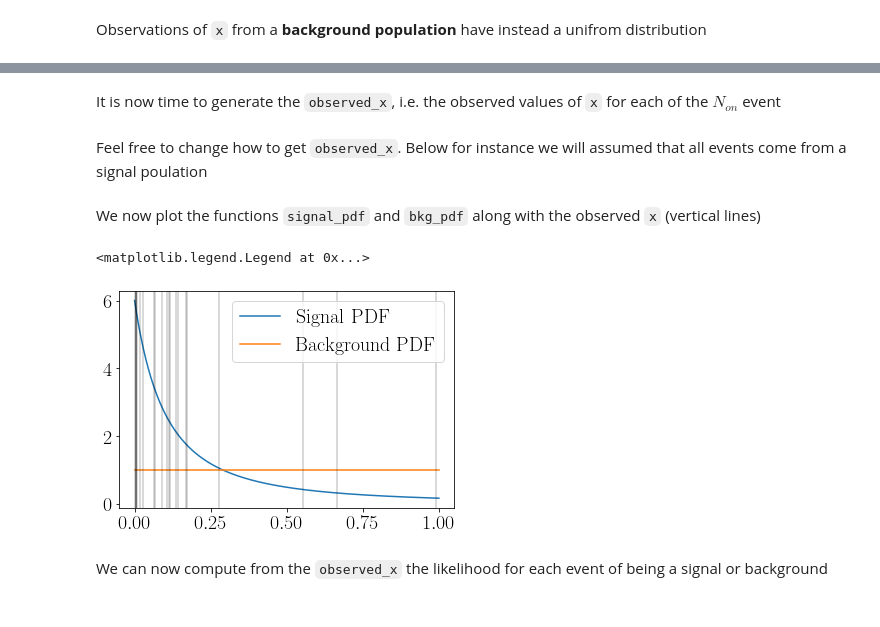
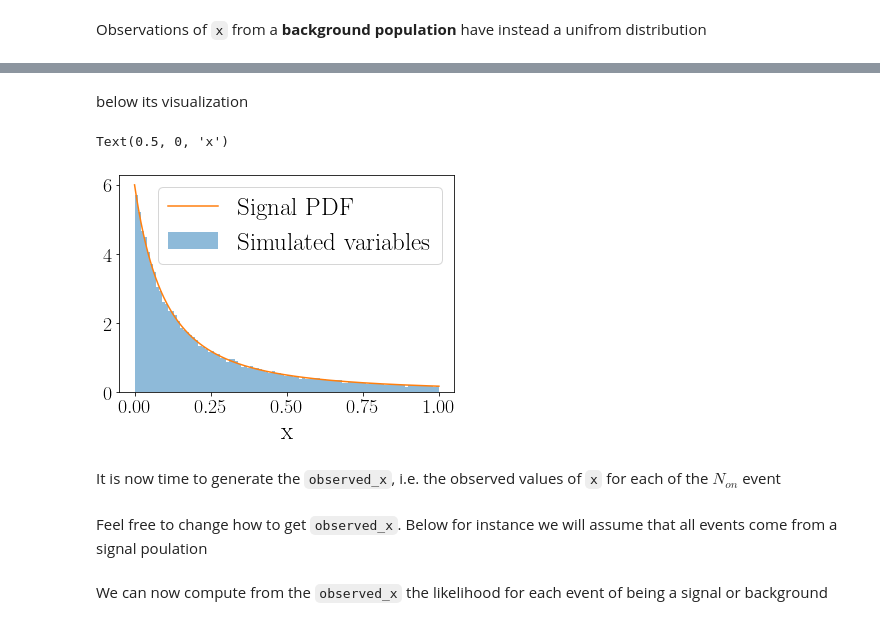
Before and after one commit to giacomodamico24/BASiL, a Jupyter notebook: notebooks/basilpy_tutorial.ipynb, the cells around one changed output, grey strips where cells are left out. Saved outputs shown, nothing was run; the diff lists cells and outputs as text; code cells hidden in the pictures.

```diff
--- a/notebooks/basilpy_tutorial.ipynb
+++ b/notebooks/basilpy_tutorial.ipynb
@@ -160,5 +180,18 @@ bkg_pdf    = lambda x: np.ones_like(x)
+# %% [markdown]
+below its visualization
+# %%
+x = signal_pdf.fake(50000)
+plt.hist(x, alpha=0.5, density=True,bins=100, label="Simulated variables")
+#
+t = np.linspace(0,1,1000)
+plt.plot(t, signal_pdf(t),label="Signal PDF")
+plt.legend()
+plt.xlabel("x")
+# %% [output]
+Text(0.5, 0, 'x')
+[figure, added]
 # %% [markdown]
 It is now time to generate the `observed_x`, i.e. the observed values of `x` for each of the $N_{on}$ event
 # %% [markdown]
-Feel free to change how to get `observed_x`. Below for instance we will assumed that all events come from a signal poulation
+Feel free to change how to get `observed_x`. Below for instance we will assume that all events come from a signal poulation
 # %%
@@ -170,15 +199,3 @@ observed_x = signal_invcdf( np.random.uniform(0,1,Non) )
-# %% [markdown]
-We now plot the functions `signal_pdf` and `bkg_pdf` along with the observed `x` (vertical lines)
-# %%
-x = np.linspace(0,1,1000)
-plt.plot(x, signal_pdf(x),label="Signal PDF")
-plt.plot(x, bkg_pdf(x),label="Background PDF")
-for ix in observed_x:
-    plt.axvline( ix, 0, 1, c="black", alpha=0.2)
-plt.legend(fontsize=20)
-# %% [output]
-<matplotlib.legend.Legend at 0x...>
-[figure, removed]
 # %% [markdown]
 We can now compute from the `observed_x` the likelihood for each event of being a signal or background
 # %%
```
Also changed, not shown: parts of 46 cells of this notebook, 2 other files.
